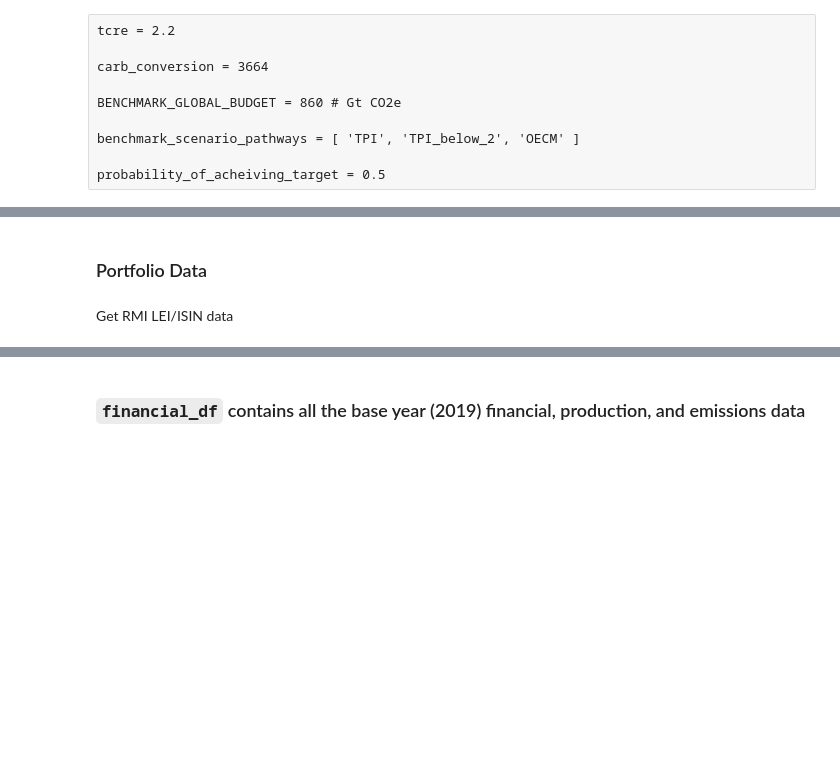
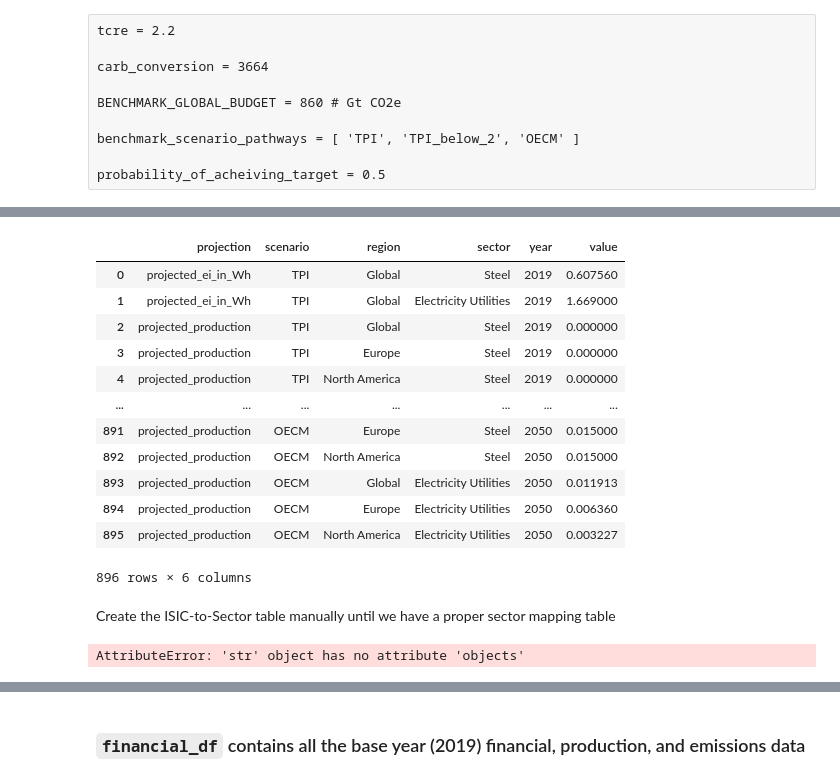
Before and after one commit to os-climate/itr-data-pipeline, a Jupyter notebook: notebooks/ITR-data-production.ipynb, the cells around one changed output, grey strips where cells are left out. Saved outputs shown, nothing was run; the diff lists cells and outputs as text; code cells hidden in the pictures; blank space fills up the shorter version.

Commit message:
Non-working checkpoint
Checkin so that code failure in osc-ingest-tools can be evaluated.

```diff
--- a/notebooks/ITR-data-production.ipynb
+++ b/notebooks/ITR-data-production.ipynb
@@ -98,13 +106,31 @@ probability_of_acheiving_target = 0.5
 # %%
 scenarios = {}
 for scenario in ['TPI', 'TPI_below_2', 'OECM']:
     df_dict = pd.read_excel(os.environ.get('PWD')+f"/itr-data-pipeline/data/external/{scenario}_EI_and_production_benchmarks{('','_v2')[scenario=='OECM']}.xlsx", sheet_name=None)
     for projtype in ['projected_production', 'projected_ei_in_Wh']:
         df_dict[projtype]['projection'] = projtype
         df_dict[projtype]['scenario'] = scenario
     scenarios[scenario] = pd.concat (df_dict.values())
 df = pd.concat(scenarios, ignore_index=True)
 cols = df.columns.tolist()
+# Shift 'projection' and 'scenario' to the first two columns of the data frame
 cols = cols[-2:]+cols[0:-2]
 df = df[cols]
 # display(df)
+
+sector_projections = df.melt(id_vars=cols[0:4], value_vars=cols[4:], var_name='year')
+display(sector_projections)
+# %% [output]
+|  | projection | scenario | region | sector | year | value |
+| 0 | projected_ei_in_Wh | TPI | Global | Steel | 2019 | 0.607560 |
+| 1 | projected_ei_in_Wh | TPI | Global | Electricity Utilities | 2019 | 1.669000 |
+| 2 | projected_production | TPI | Global | Steel | 2019 | 0.000000 |
+| 3 | projected_production | TPI | Europe | Steel | 2019 | 0.000000 |
+| 4 | projected_production | TPI | North America | Steel | 2019 | 0.000000 |
+| ... | ... | ... | ... | ... | ... | ... |
+| 891 | projected_production | OECM | Europe | Steel | 2050 | 0.015000 |
+| 892 | projected_production | OECM | North America | Steel | 2050 | 0.015000 |
+| 893 | projected_production | OECM | Global | Electricity Utilities | 2050 | 0.011913 |
+| 894 | projected_production | OECM | Europe | Electricity Utilities | 2050 | 0.006360 |
+| 895 | projected_production | OECM | North America | Electricity Utilities | 2050 | 0.003227 |
+896 rows × 6 columns
@@ -114,4 +137,12 @@ sector_projections
-# %% [markdown]
-### Portfolio Data
-# %% [markdown]
-Get RMI LEI/ISIN data
+# %% [markdown]
+Create the ISIC-to-Sector table manually until we have a proper sector mapping table
+# %%
+i2s_df = pd.DataFrame({"isic": [2410, 4010],
+                       "sector": ['Steel', 'Electricity Utilities']}).convert_dtypes()
+osc.drop_unmanaged_data(ingest_catalog, demo_schema, 'isic_to_sector', engine, trino_bucket)
+osc.ingest_unmanaged_parquet(i2s_df, demo_schema, 'isic_to_sector', trino_bucket)
+
+sql = osc.unmanaged_parquet_tabledef(i2s_df, ingest_catalog, demo_schema, 'isic_to_sector', trino_bucket)
+engine.execute(sql).fetchall()
+# %% [output]
+AttributeError: 'str' object has no attribute 'objects'
```
Also changed, not shown: parts of 113 cells of this notebook.
